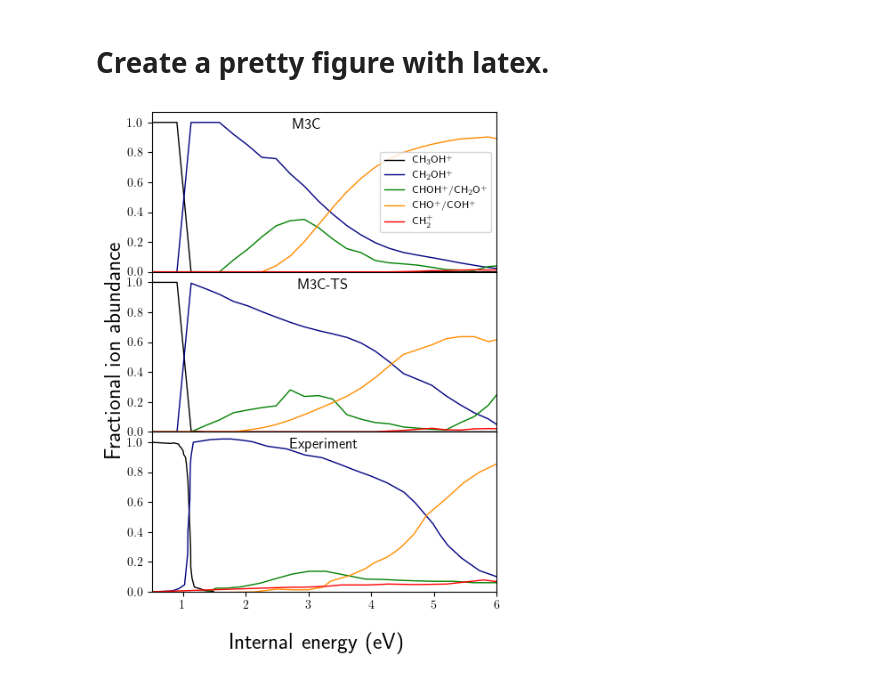
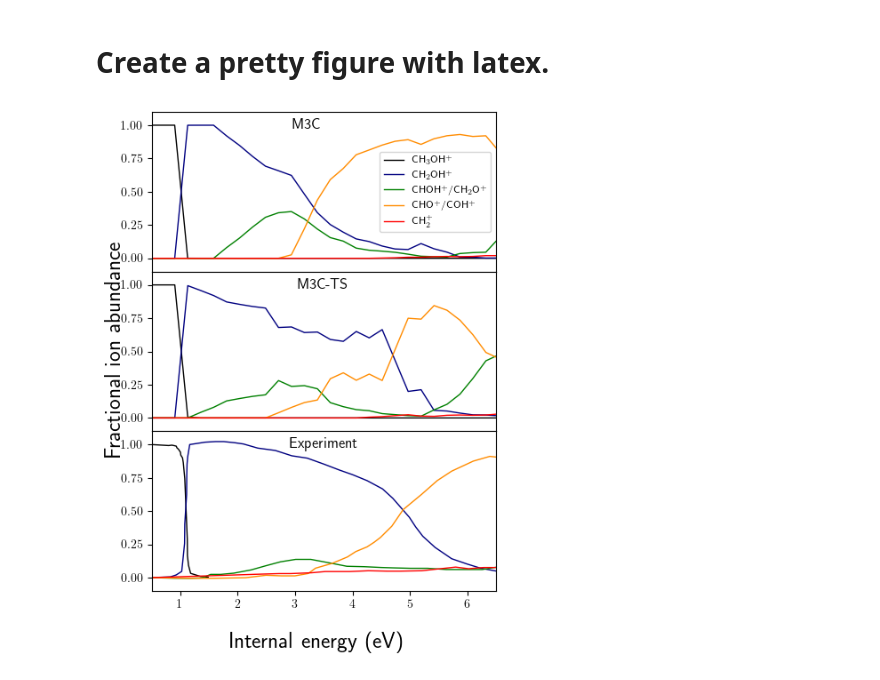
Before and after one commit to emartineznunez/latex, a Jupyter notebook: colab.ipynb, the cells around one changed output. Cells and saved outputs as stored; diff of their text form; code cells hidden in the pictures.

```diff
--- a/colab.ipynb
+++ b/colab.ipynb
@@ -42,13 +42,13 @@ hco_m3cts = m3c_ts['hco']
 ch2_m3cts = m3c_ts['ch2']
 
 #Average of 5 values
-for k,ele in enumerate(parent_m3cts):
-  if k > 10 and k < 28:
-    for i in [-2,-1,1,2]:
-      ch2oh_m3cts[k] +=  ch2oh_m3cts[k+i]
-      hco_m3cts[k] +=  hco_m3cts[k+i]
-    ch2oh_m3cts[k] = ch2oh_m3cts[k] / 5
-    hco_m3cts[k] = hco_m3cts[k] / 5
+#for k,ele in enumerate(parent_m3cts):
+#  if k > 10 and k < 28:
+#    for i in [-2,-1,1,2]:
+#      ch2oh_m3cts[k] +=  ch2oh_m3cts[k+i]
+#      hco_m3cts[k] +=  hco_m3cts[k+i]
+#    ch2oh_m3cts[k] = ch2oh_m3cts[k] / 5
+#    hco_m3cts[k] = hco_m3cts[k] / 5
 
 parent_m3c = m3c['parent']
 ch2oh_m3c = m3c['ch2oh']
@@ -57,13 +57,13 @@ hco_m3c = m3c['hco']
 ch2_m3c = m3c['ch2']
 
 #Average of 5 values
-for k,ele in enumerate(parent_m3cts):
-  if k > 10 and k < 28:
-    for i in [-2,-1,1,2]:
-      ch2oh_m3c[k] +=  ch2oh_m3c[k+i]
-      hco_m3c[k] +=  hco_m3c[k+i]
-    ch2oh_m3c[k] = ch2oh_m3c[k] / 5
-    hco_m3c[k] = hco_m3c[k] / 5
+#for k,ele in enumerate(parent_m3cts):
+#  if k > 10 and k < 28:
+#    for i in [-2,-1,1,2]:
+#      ch2oh_m3c[k] +=  ch2oh_m3c[k+i]
+#      hco_m3c[k] +=  hco_m3c[k+i]
+#    ch2oh_m3c[k] = ch2oh_m3c[k] / 5
+#    hco_m3c[k] = hco_m3c[k] / 5
 
 pyplot.rcParams['text.usetex'] = True
 pyplot.rcParams['figure.figsize'] = (5,7)
@@ -78,37 +78,37 @@ ax1.plot(x_m3c,ch2o_m3c,'-',color='green',label='CHOH$^+$/CH$_2$O$^+$',mfc='none
 ax1.plot(x_m3c,hco_m3c,'-',color='darkorange',label='CHO$^+$/COH$^+$',mfc='none',linewidth=1.0)
 ax1.plot(x_m3c,ch2_m3c,'-',color='red',label='CH$_2^+$',mfc='none',linewidth=1.0)
 
 ax2.plot(x_m3cts,parent_m3cts,'-',color='black',label='CH$_3$OH$^+$',mfc='none',linewidth=1.0)
 ax2.plot(x_m3cts,ch2oh_m3cts,'-',color='navy',label='CH$_2$OH$^+$',mfc='none',linewidth=1.0)
 ax2.plot(x_m3cts,ch2o_m3cts,'-',color='green',label='CHOH$^+$/CH$_2$O$^+$',mfc='none',linewidth=1.0)
 ax2.plot(x_m3cts,hco_m3cts,'-',color='darkorange',label='CHO$^+$/COH$^+$',mfc='none',linewidth=1.0)
 ax2.plot(x_m3cts,ch2_m3cts,'-',color='red',label='CH$_2^+$',mfc='none',linewidth=1.0)
 
 ax3.plot(px,py,'-',color='black',label='CH$_3$OH$^+$',mfc='none',linewidth=1.0)
 ax3.plot(ch2ohx,ch2ohy,'-',color='navy',label='CH$_2$OH$^+$',mfc='none',linewidth=1.0)
 ax3.plot(chohx,chohy,'-',color='green',label='CHOH$^+$/CH$_2$O$^+$',mfc='none',linewidth=1.0)
 ax3.plot(chox,choy,'-',color='darkorange',label='CHO$^+$/COH$^+$',mfc='none',linewidth=1.0)
 ax3.plot(ch2x,ch2y,'-',color='red',label='CH$_2^+$',mfc='none',linewidth=1.0)
 
-ax1.set_xlim(0.5,6)
-ax1.set_ylim(0,1.07)
-ax2.set_xlim(0.5,6)
-ax2.set_ylim(0,1.07)
-ax3.set_xlim(0.5,6)
-ax3.set_ylim(0,1.07)
+ax1.set_xlim(0.5,6.5)
+ax1.set_ylim(-0.1,1.1)
+ax2.set_xlim(0.5,6.5)
+ax2.set_ylim(-0.1,1.1)
+ax3.set_xlim(0.5,6.5)
+ax3.set_ylim(-0.1,1.1)
 
 #ax1.legend(fontsize=6,loc="upper right")
 ax1.legend(fontsize=8)
 ax1.set_title('M3C',x=0.45, y=0.9,pad=-1)
 ax2.set_title('M3C-TS',y=0.9,pad=-1)
 ax3.set_title('Experiment',y=0.9,pad=-1)
 
 for ax in fig.get_axes():
     ax.label_outer()
 
 fig.supylabel('Fractional ion abundance',fontsize=18)
 fig.supxlabel('Internal energy (eV)',fontsize=18)
 pyplot.savefig('comp2.svg')
 pyplot.show()
 # %% [output]
-[figure, old version]
+[figure, new version]
```
